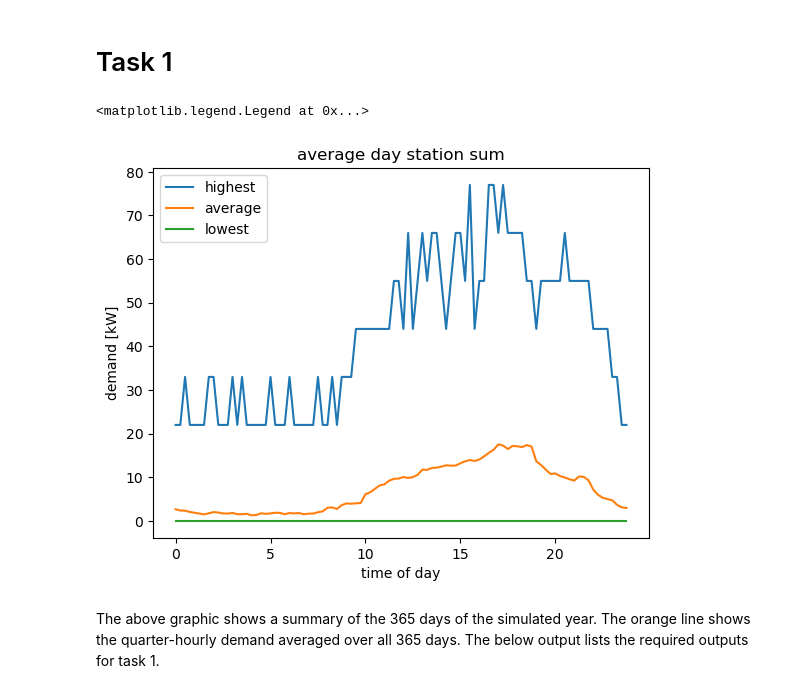
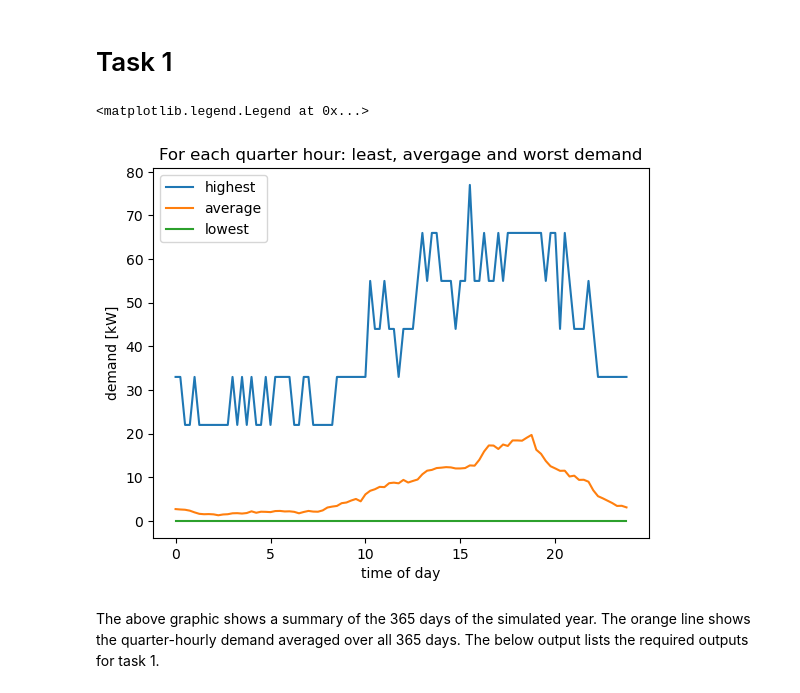
Before and after one commit to MichaelLangbein/reonic-demo, a Jupyter notebook: task1/simulation.ipynb, the cells around one changed output. Saved outputs shown, nothing was run; the diff lists cells and outputs as text; code cells hidden in the pictures.

```diff
--- a/task1/simulation.ipynb
+++ b/task1/simulation.ipynb
@@ -53,7 +53,7 @@ import matplotlib.pyplot as plt
 #               GIVENS
 ################################################################
 
-days = 365
+nrDays = 365
 nrChargingPoints = 20
 powerPerStation_kW = 11 #kW
 
@@ -249,28 +250,29 @@ def simulation(probOneCarAppears, probDemand, days = 365, nrChargingPoints = 20,
 # %%
 
 ################################################################
 #               First task
 ################################################################
 
-results = simulation(probOneCarAppears, probDemand, days, nrChargingPoints, powerPerStation_kW)
+results = simulation(probOneCarAppears, probDemand, nrDays, nrChargingPoints, powerPerStation_kW)
 
 
 
 stationSumDemandsKw = np.sum(results["demandsKwh"], axis=0) / 0.25
-highestStationSumDemandKw = np.max(stationSumDemandsKw, axis=0)
-averageStationSumDemandKw = np.mean(stationSumDemandsKw, axis=0)
-lowestStationSumDemandKw = np.min(stationSumDemandsKw, axis=0)
+stationSumDemandsKw_splitByDay = np.reshape(stationSumDemandsKw, (365, 24*4))
+highestStationSumDemandKw = np.max(stationSumDemandsKw_splitByDay, axis=0)
+averageStationSumDemandKw = np.mean(stationSumDemandsKw_splitByDay, axis=0)
+lowestStationSumDemandKw = np.min(stationSumDemandsKw_splitByDay, axis=0)
 times = [i/4 for i in range(24*4)]
 plt.plot(times, highestStationSumDemandKw, label="highest")
 plt.plot(times, averageStationSumDemandKw, label="average")
 plt.plot(times, lowestStationSumDemandKw, label="lowest")
-plt.title("average day station sum")
+plt.title("For each quarter hour: least, avergage and worst demand")
 plt.xlabel("time of day")
 plt.ylabel("demand [kW]")
 plt.legend()
 # %% [output]
 <matplotlib.legend.Legend at 0x...>
-[figure, old version]
+[figure, new version]
 # %% [markdown]
 The above graphic shows a summary of the 365 days of the simulated year. The orange line shows the quarter-hourly demand averaged over all 365 days.
 The below output lists the required outputs for task 1.
```
Also changed, not shown: parts of 6 cells of this notebook, 1 other file.
